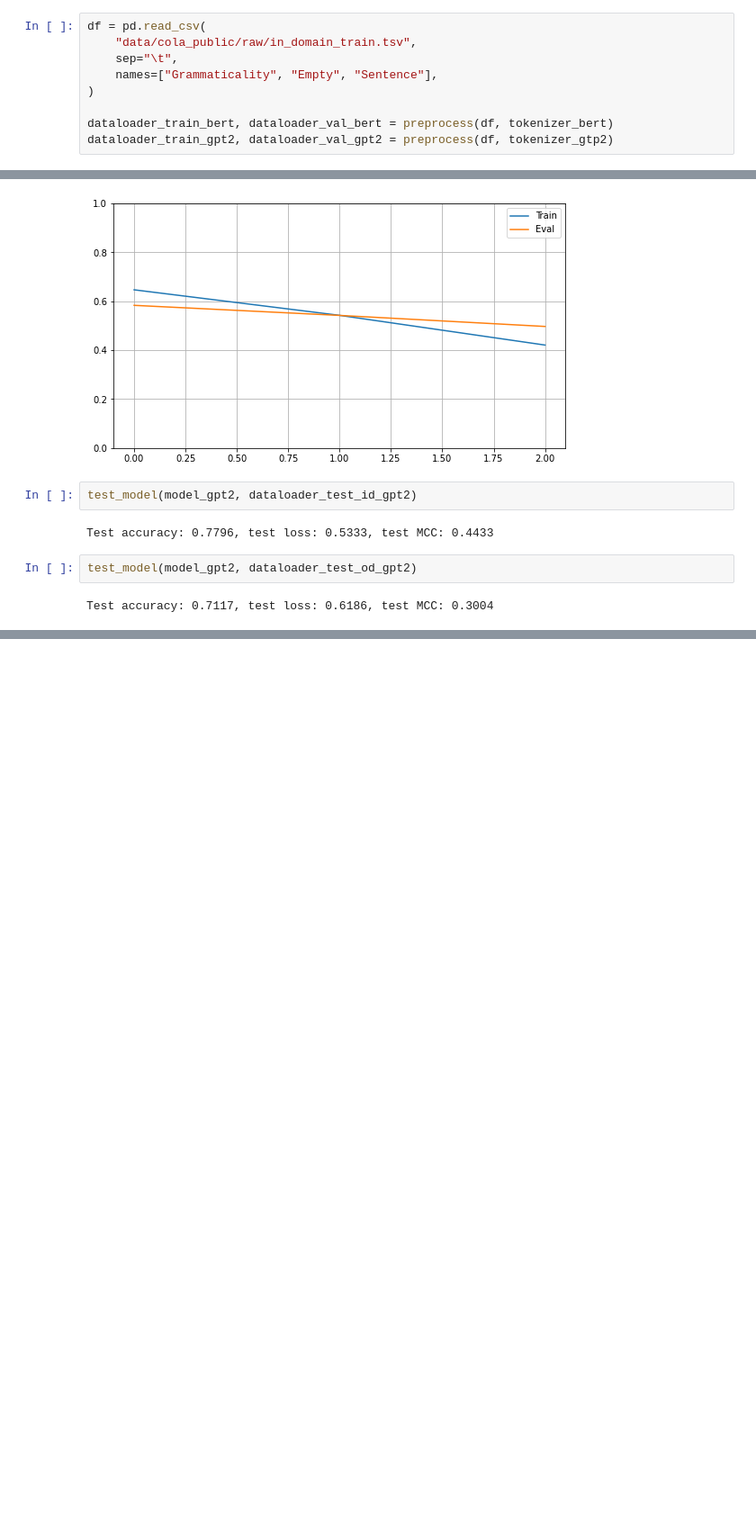
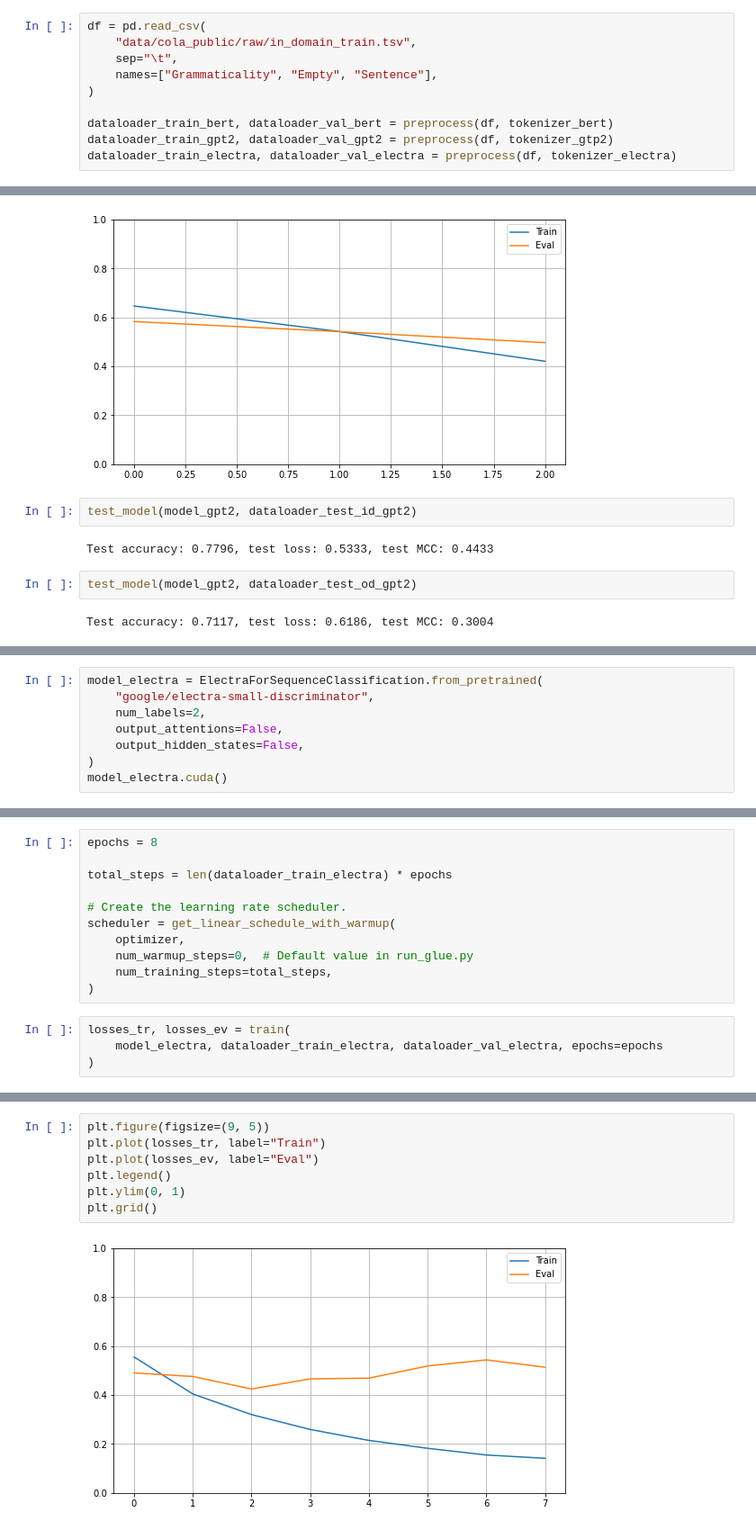
Before and after one commit to alexeykosh/2021-DL-DIY-project, a Jupyter notebook: results.ipynb, the cells around one changed output, grey strips where cells are left out. Shown: that part at 90% size. Drawn from its saved outputs; the diff is of its cells as text; blank space fills up the shorter version.

Commit message:
Added electra

```diff
--- a/results.ipynb
+++ b/results.ipynb
@@ -161,6 +168,7 @@ df = pd.read_csv(
 
 dataloader_train_bert, dataloader_val_bert = preprocess(df, tokenizer_bert)
 dataloader_train_gpt2, dataloader_val_gpt2 = preprocess(df, tokenizer_gtp2)
+dataloader_train_electra, dataloader_val_electra = preprocess(df, tokenizer_electra)
 # %% [output]
 Truncation was not explicitly activated but `max_length` is provided a specific value, please use `truncation=True` to explicitly truncate examples to max length. Defaulting to 'longest_first' truncat ...
 Truncation was not explicitly activated but `max_length` is provided a specific value, please use `truncation=True` to explicitly truncate examples to max length. Defaulting to 'longest_first' truncat ...
@@ -509,0 +508,8 @@ Test accuracy: 0.7117, test loss: 0.6186, test MCC: 0.3004
+# %%
+model_electra = ElectraForSequenceClassification.from_pretrained(
+    "google/electra-small-discriminator",
+    num_labels=2,
+    output_attentions=False,
+    output_hidden_states=False,
+)
+model_electra.cuda()
@@ -509,0 +545,15 @@ Test accuracy: 0.7117, test loss: 0.6186, test MCC: 0.3004
+# %%
+epochs = 8
+
+total_steps = len(dataloader_train_electra) * epochs
+
+# Create the learning rate scheduler.
+scheduler = get_linear_schedule_with_warmup(
+    optimizer,
+    num_warmup_steps=0,  # Default value in run_glue.py
+    num_training_steps=total_steps,
+)
+# %%
+losses_tr, losses_ev = train(
+    model_electra, dataloader_train_electra, dataloader_val_electra, epochs=epochs
+)
@@ -509,0 +569,9 @@ Test accuracy: 0.7117, test loss: 0.6186, test MCC: 0.3004
+# %%
+plt.figure(figsize=(9, 5))
+plt.plot(losses_tr, label="Train")
+plt.plot(losses_ev, label="Eval")
+plt.legend()
+plt.ylim(0, 1)
+plt.grid()
+# %% [output]
+[figure, added]
```
Also changed, not shown: parts of 17 cells of this notebook.
